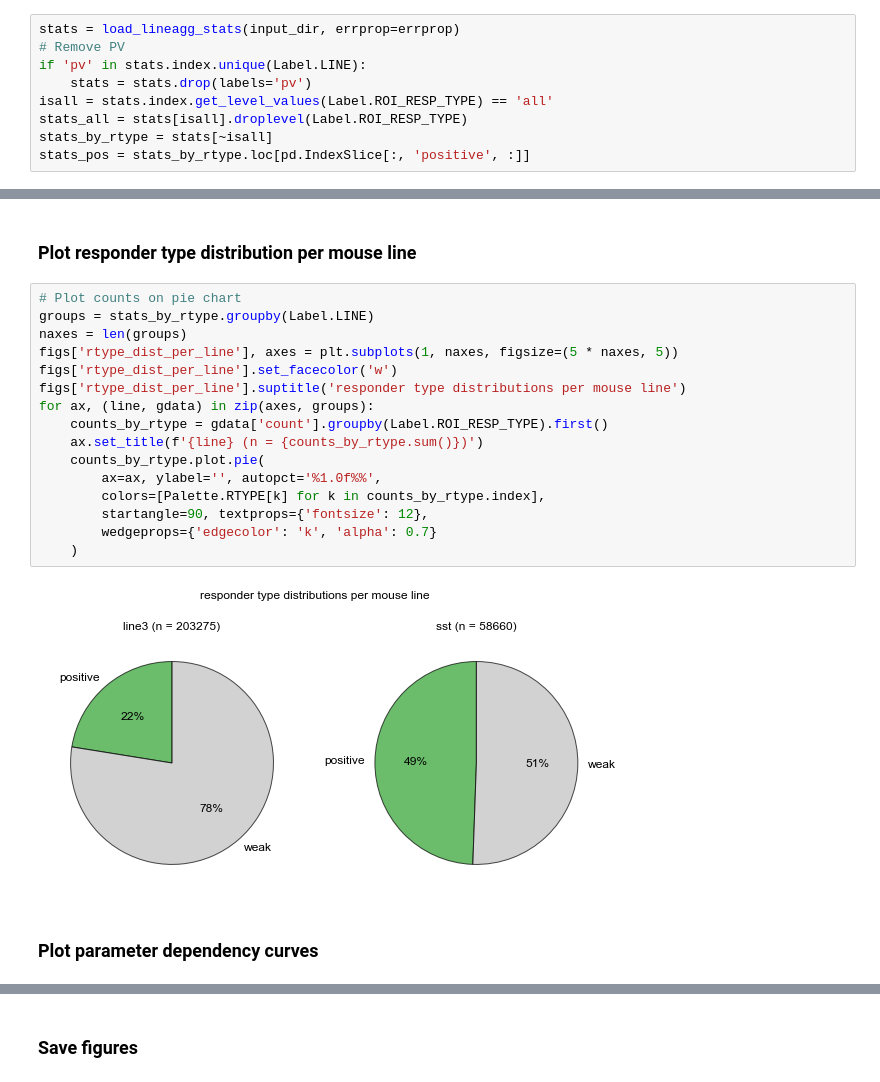
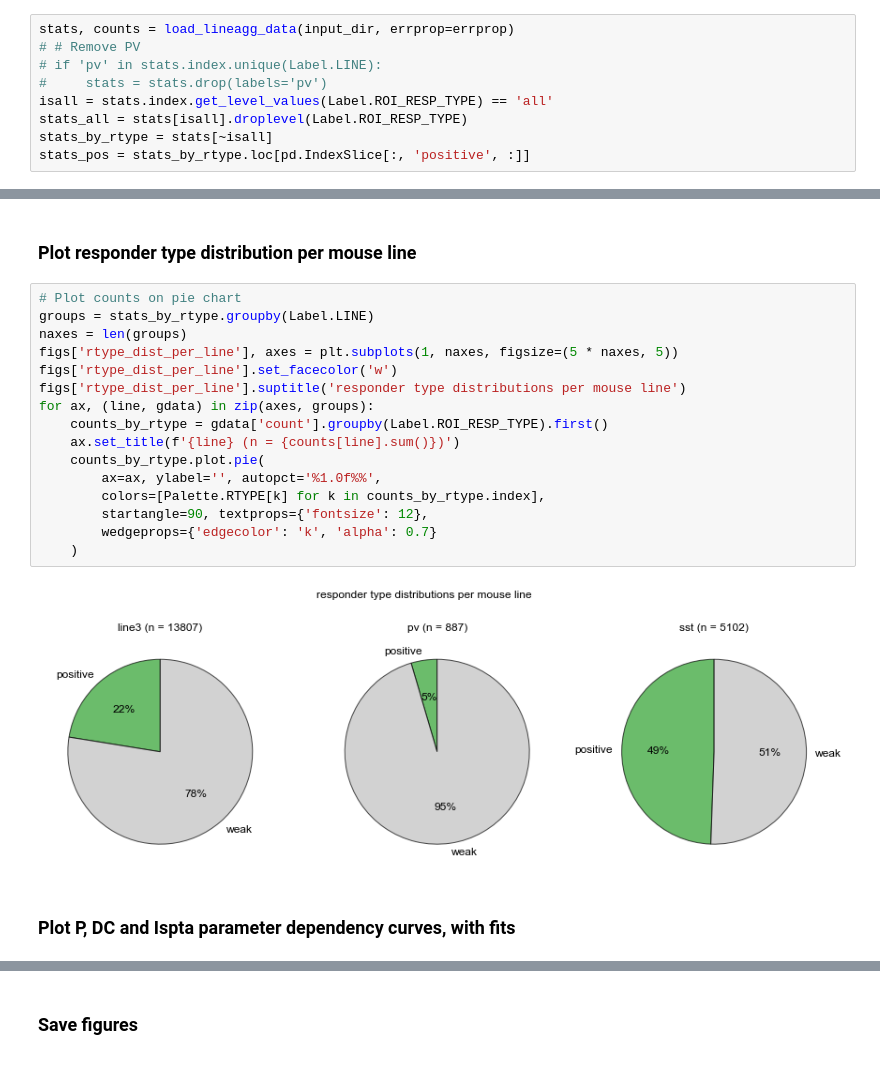
Before and after one commit to shohamlab/usnm2p, a Jupyter notebook: main_analysis.ipynb, the cells around one changed output, grey strips where cells are left out. Saved outputs shown, nothing was run; the diff lists cells and outputs as text.

```diff
--- a/main_analysis.ipynb
+++ b/main_analysis.ipynb
@@ -86,10 +86,10 @@ figs['dataset_info'] = plot_table({
 # %% [markdown]
 ### Load data
 # %%
-stats = load_lineagg_stats(input_dir, errprop=errprop)
-# Remove PV
-if 'pv' in stats.index.unique(Label.LINE):
-    stats = stats.drop(labels='pv')
+stats, counts = load_lineagg_data(input_dir, errprop=errprop)
+# # Remove PV
+# if 'pv' in stats.index.unique(Label.LINE):
+#     stats = stats.drop(labels='pv')
 isall = stats.index.get_level_values(Label.ROI_RESP_TYPE) == 'all'
 stats_all = stats[isall].droplevel(Label.ROI_RESP_TYPE)
 stats_by_rtype = stats[~isall]
@@ -102,20 +103,20 @@ stats_pos = stats_by_rtype.loc[pd.IndexSlice[:, 'positive', :]]
 # %%
 # Plot counts on pie chart
 groups = stats_by_rtype.groupby(Label.LINE)
 naxes = len(groups)
 figs['rtype_dist_per_line'], axes = plt.subplots(1, naxes, figsize=(5 * naxes, 5))
 figs['rtype_dist_per_line'].set_facecolor('w')
 figs['rtype_dist_per_line'].suptitle('responder type distributions per mouse line')
 for ax, (line, gdata) in zip(axes, groups):
     counts_by_rtype = gdata['count'].groupby(Label.ROI_RESP_TYPE).first()
-    ax.set_title(f'{line} (n = {counts_by_rtype.sum()})')
+    ax.set_title(f'{line} (n = {counts[line].sum()})')
     counts_by_rtype.plot.pie(
         ax=ax, ylabel='', autopct='%1.0f%%',
         colors=[Palette.RTYPE[k] for k in counts_by_rtype.index],
         startangle=90, textprops={'fontsize': 12},
         wedgeprops={'edgecolor': 'k', 'alpha': 0.7}
     )
 # %% [output]
-[figure, old version]
+[figure, new version]
 # %% [markdown]
-### Plot parameter dependency curves
+### Plot P, DC and Ispta parameter dependency curves, with fits
```
Also changed, not shown: parts of 17 cells of this notebook, 5 other files.
